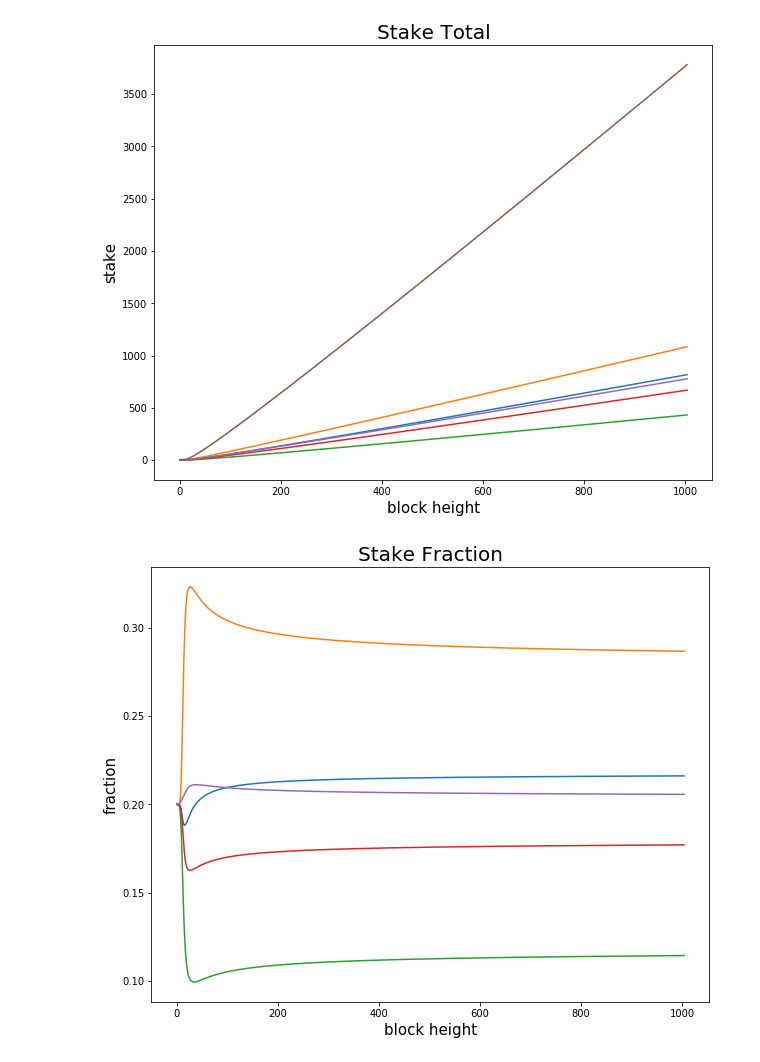
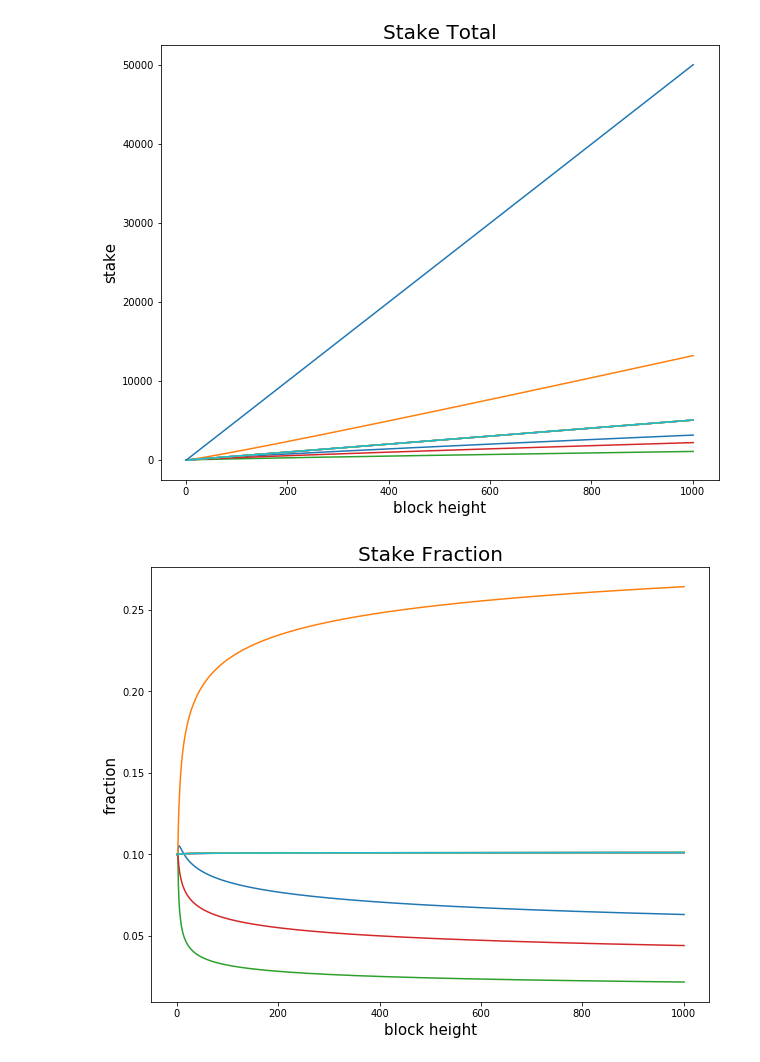
Before and after one commit to unconst/BitTensor, a Jupyter notebook: Emission testing.ipynb, the cells around one changed output. Saved outputs shown, nothing was run; the diff lists cells and outputs as text; code cells hidden in the pictures.

Commit message:
stake reinforcement

```diff
--- a/Emission testing.ipynb
+++ b/Emission testing.ipynb
@@ -110,49 +159,51 @@ def matrix_approximation(nodes, edges):
 # %%
 
-nodes = ['a', 'b', 'c', 'd', 'e']
+nodes = ['a', 'b', 'c', 'd', 'e', 'f', 'g', 'h', 'i', 'j']
 
 edges = {'a': list(zip(['a', 'b', 'c', 'd'], [0.6, 0.1, 0.1, 0.2])),
          'b': list(zip(['b'], [1.0])),
          'c': list(zip(['c', 'a', 'd'], [0.4, 0.3, 0.3])),
          'd': list(zip(['d', 'a', 'b', 'c'], [0.5, 0.2, 0.1, 0.2])),
-         'e': list(zip(['e'], [1.0]))
+         'e': list(zip(['e', 'f'], [0.5, 0.5])),
+         'f': list(zip(['f', 'e'], [0.5, 0.5])),
+         'g': list(zip(['g'], [1.0])),
+         'h': list(zip(['h'], [1.0])),
+         'i': list(zip(['i'], [1.0])),
+         'j': list(zip(['j'], [1.0]))
 }
-print ('Matrix Approximation Attribution:', str_arr(matrix_approximation(nodes, edges)))
 
+blocks = 1000
 
 # [trial] --> {id} --> ([block num], [stake])
 data = []
 
 trials = 1
-blocks = 1000
 for j in range(trials):
 
-    data.append(
-        {
-         'a': ([0],[1]),
-         'b': ([0],[1]),
-         'c': ([0],[1]),
-         'd': ([0],[1]),
-         'e': ([0],[1]),
-         'total': ([0],[5]),
-        }
-    )
+    first = {}
+    for n in nodes:
+        first[n] = ([0],[1])
+    first['total'] = ([0],[len(nodes)])
+    data.append(first)
 
     b = Bittensor()
     for k in nodes:
         b.subscribe(k)
+    b.inc_height()
 
     for k in nodes:
-        b.emit(k, edges[k], inc_height = False)
+        b.emit(k, edges[k])
+    b.inc_height()
 
     for i in range(blocks):
         for k in nodes:
-            b.emit(k, edges[k], inc_height = False)
+            b.emit(k, edges[k])
             data[j][k][1].append(b.stake[k])
             data[j][k][0].append(b.block_height)
-        data[j]['total'][1].append(b.total)
+        data[j]['total'][1].append(b.total_stake)
         data[j]['total'][0].append(b.block_height)
-        b.block_height += 1
+        b.inc_height()
+
 
 
 import matplotlib.pyplot as plt
@@ -175,7 +226,8 @@ for trial in data:
     for k in nodes:
         plt.plot(trial[k][0], [a/b for a,b in list(zip(trial[k][1], trial['total'][1]))])
 
-    print ('Trial Attribution:', str_arr([trial[k][1][-1]/trial['total'][1][-1] for k in nodes]))
+    print ('Matrix Approximate Attributions:', str_arr(matrix_approximation(blocks, nodes, edges)))
+    print ('Trial Attributions:', str_arr([trial[k][1][-1]/trial['total'][1][-1] for k in nodes]))
 
     break
 # %% [output]
@@ -184,2 +248,2 @@ Trial Attribution: 0.21613 0.28676 0.11429 0.17702 0.20566
-[figure, old version]
+[figure, new version]
-[figure, old version]
+[figure, new version]
```
Also changed, not shown: parts of 4 cells of this notebook.
